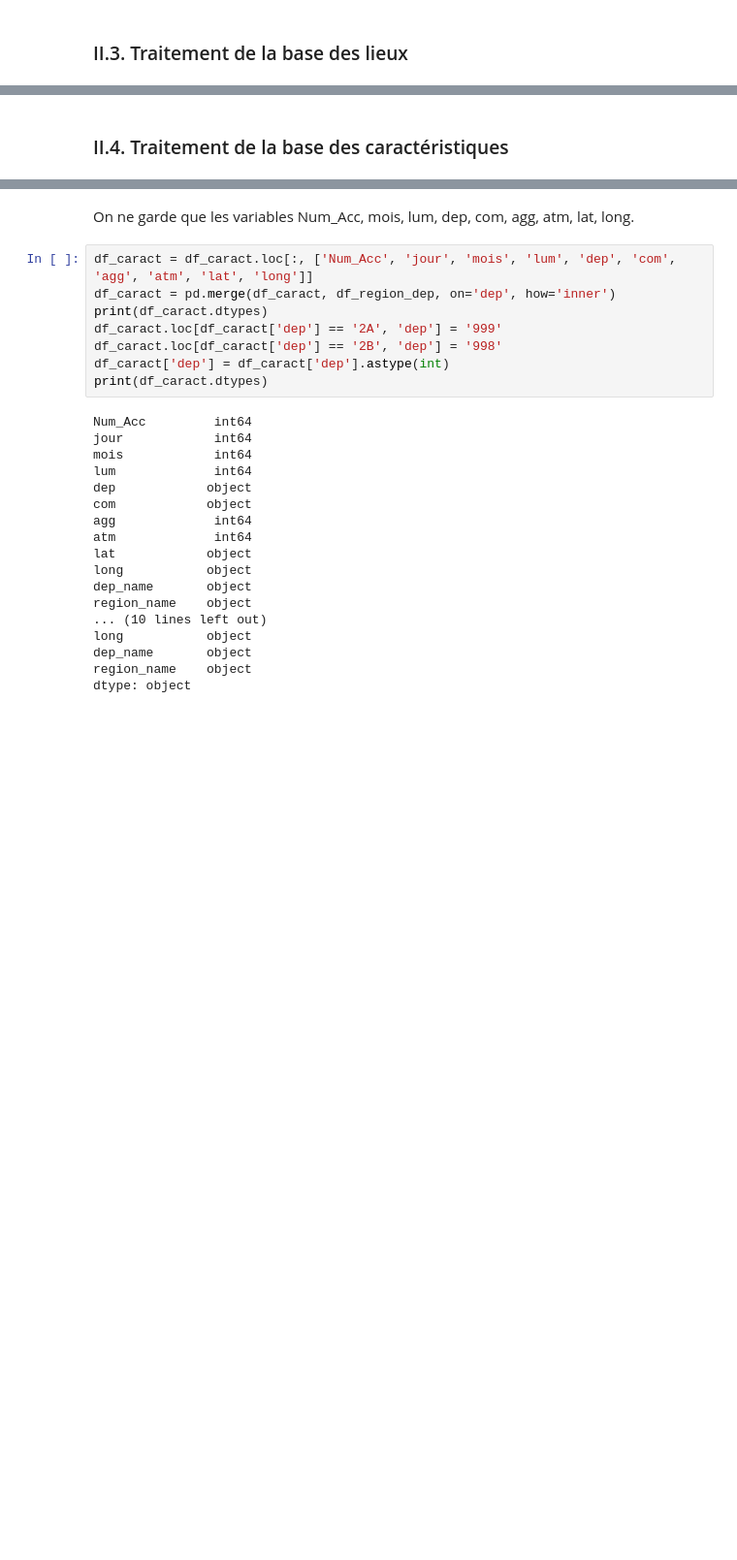
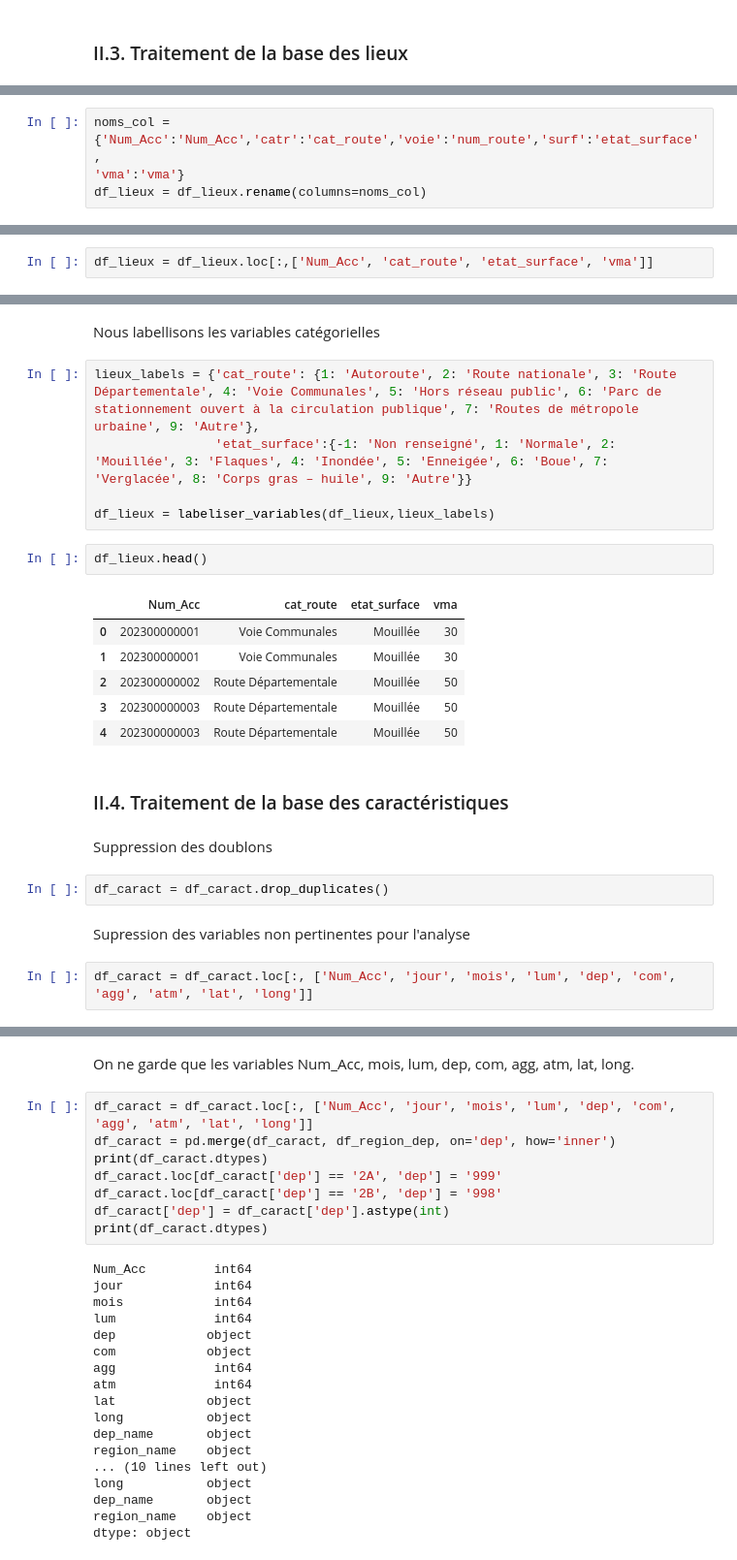
Before and after one commit to celineferbach/Projet-accidents-de-la-route, a Jupyter notebook: importation.ipynb, the cells around one changed output, grey strips where cells are left out. Shown at 97% size. Drawn from its saved outputs; the diff is of its cells as text; blank space fills up the shorter version.

```diff
--- a/importation.ipynb
+++ b/importation.ipynb
@@ -383,0 +383,4 @@ dtype: object
+# %%
+noms_col = {'Num_Acc':'Num_Acc','catr':'cat_route','voie':'num_route','surf':'etat_surface',
+'vma':'vma'}
+df_lieux = df_lieux.rename(columns=noms_col)
@@ -383,0 +400,2 @@ dtype: object
+# %%
+df_lieux = df_lieux.loc[:,['Num_Acc', 'cat_route', 'etat_surface', 'vma']]
@@ -384,2 +412,26 @@ dtype: object
+# %% [markdown]
+Nous labellisons les variables catégorielles
+# %%
+lieux_labels = {'cat_route': {1: 'Autoroute', 2: 'Route nationale', 3: 'Route Départementale', 4: 'Voie Communales', 5: 'Hors réseau public', 6: 'Parc de stationnement ouvert à la circulation publique', 7: 'Routes de métropole urbaine', 9: 'Autre'},
+                'etat_surface':{-1: 'Non renseigné', 1: 'Normale', 2: 'Mouillée', 3: 'Flaques', 4: 'Inondée', 5: 'Enneigée', 6: 'Boue', 7: 'Verglacée', 8: 'Corps gras – huile', 9: 'Autre'}}
+
+df_lieux = labeliser_variables(df_lieux,lieux_labels)
+# %%
+df_lieux.head()
+# %% [output]
+|  | Num_Acc | cat_route | etat_surface | vma |
+| 0 | 202300000001 | Voie Communales | Mouillée | 30 |
+| 1 | 202300000001 | Voie Communales | Mouillée | 30 |
+| 2 | 202300000002 | Route Départementale | Mouillée | 50 |
+| 3 | 202300000003 | Route Départementale | Mouillée | 50 |
+| 4 | 202300000003 | Route Départementale | Mouillée | 50 |
 # %% [markdown]
 ### II.4. Traitement de la base des caractéristiques
+# %% [markdown]
+Suppression des doublons
+# %%
+df_caract = df_caract.drop_duplicates()
+# %% [markdown]
+Supression des variables non pertinentes pour l'analyse
+# %%
+df_caract = df_caract.loc[:, ['Num_Acc', 'jour', 'mois', 'lum', 'dep', 'com', 'agg', 'atm', 'lat', 'long']]
```
Also changed, not shown: parts of 36 cells of this notebook.
